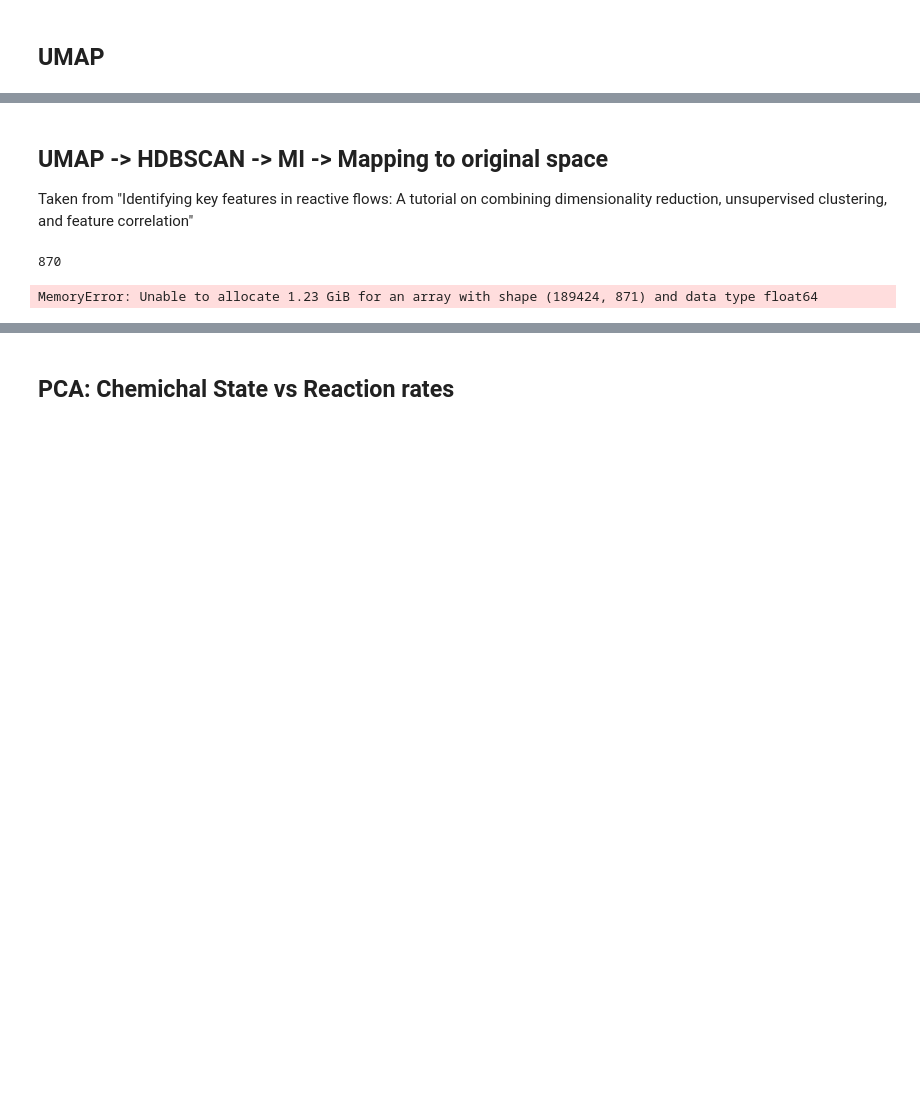
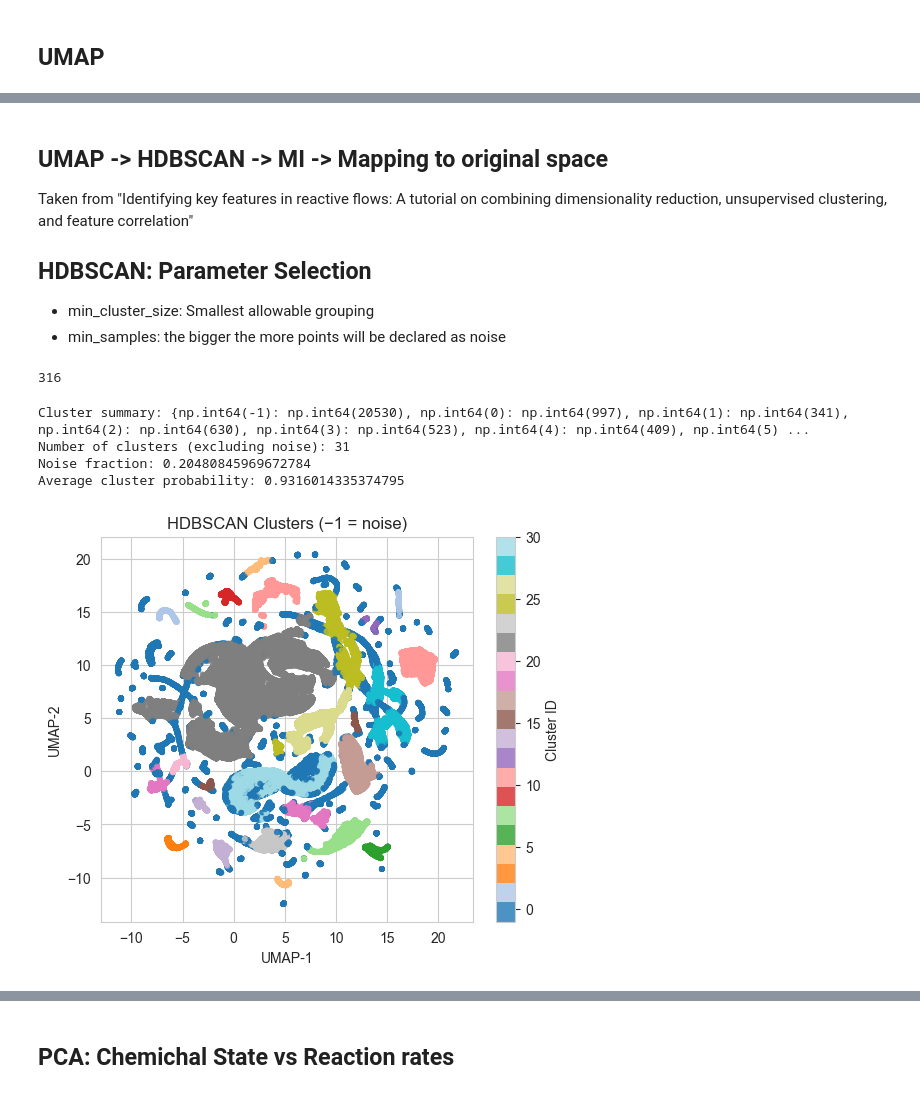
Before and after one commit to AlexandrosNtakoulas/FLAME-rf, a Jupyter notebook: Clustering_comparison.ipynb, the cells around one changed output, grey strips where cells are left out. Drawn from its saved outputs; the diff is of its cells as text; code cells hidden in the pictures; blank space fills up the shorter version.

```diff
--- a/Clustering_comparison.ipynb
+++ b/Clustering_comparison.ipynb
@@ -73,6 +72,10 @@ plt.show()
 ## UMAP -> HDBSCAN -> MI -> Mapping to original space
 Taken from "Identifying key features in reactive flows: A tutorial on combining
 dimensionality reduction, unsupervised clustering, and feature correlation"
+
+## HDBSCAN: Parameter Selection
+- min_cluster_size: Smallest allowable grouping
+- min_samples: the bigger the more points will be declared as noise
 # %%
 # ============================================================
 # HDBSCAN CLUSTERING
@@ -80,40 +83,44 @@ dimensionality reduction, unsupervised clustering, and feature correlation"
 
 print(int(np.sqrt(len(X))))
 clusterer = hdbscan.HDBSCAN(
-    min_cluster_size=int(np.sqrt(len(X))),
-    min_samples=int(np.sqrt(len(X))), #int(np.sqrt(len(X))),
+    min_cluster_size= 200,
+    min_samples= 400, #int(np.sqrt(len(X))),
     metric='euclidean',
     cluster_selection_method='eom',
     prediction_data=True
 ).fit(X_embedded)
 
 labels = clusterer.labels_
 proba  = clusterer.probabilities_
 outlier_scores = clusterer.outlier_scores_
 
 unique, counts = np.unique(labels, return_counts=True)
 cluster_summary = dict(zip(unique, counts))
 print("Cluster summary:", cluster_summary)
 print("Number of clusters (excluding noise):", len(set(labels)) - (1 if -1 in labels else 0))
 print("Noise fraction:", np.mean(labels == -1))
 print("Average cluster probability:", proba[labels != -1].mean() if np.any(labels != -1) else 0)
 
 # ============================================================
 # UMAP SPACE PLOT
 # ============================================================
 plt.figure(figsize=(6,5))
 scatter = plt.scatter(
     X_embedded[:,0], X_embedded[:,1],
     c=labels, cmap='tab20', s=10, alpha=0.8
 )
 plt.title("HDBSCAN Clusters (−1 = noise)")
 plt.xlabel("UMAP-1")
 plt.ylabel("UMAP-2")
 plt.colorbar(scatter, label="Cluster ID")
 plt.show()
 # %% [output]
-870
+316
-MemoryError: Unable to allocate 1.23 GiB for an array with shape (189424, 871) and data type float64
+Cluster summary: {np.int64(-1): np.int64(20530), np.int64(0): np.int64(997), np.int64(1): np.int64(341), np.int64(2): np.int64(630), np.int64(3): np.int64(523), np.int64(4): np.int64(409), np.int64(5) ...
+Number of clusters (excluding noise): 31
+Noise fraction: 0.20480845969672784
+Average cluster probability: 0.9316014335374795
+[figure, added]
 # %%
 
 # ============================================================
```
Also changed, not shown: parts of 17 cells of this notebook, 3 other files.
